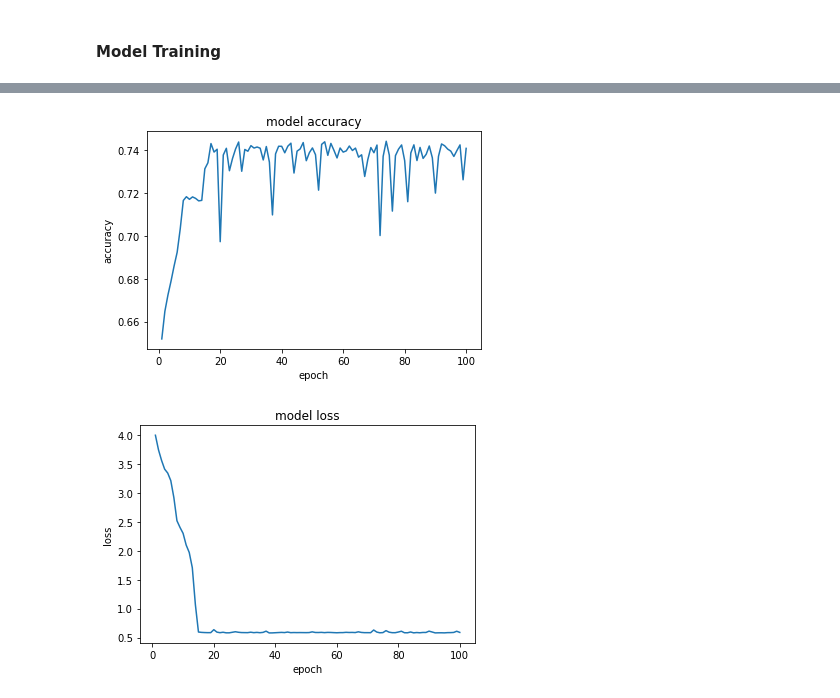
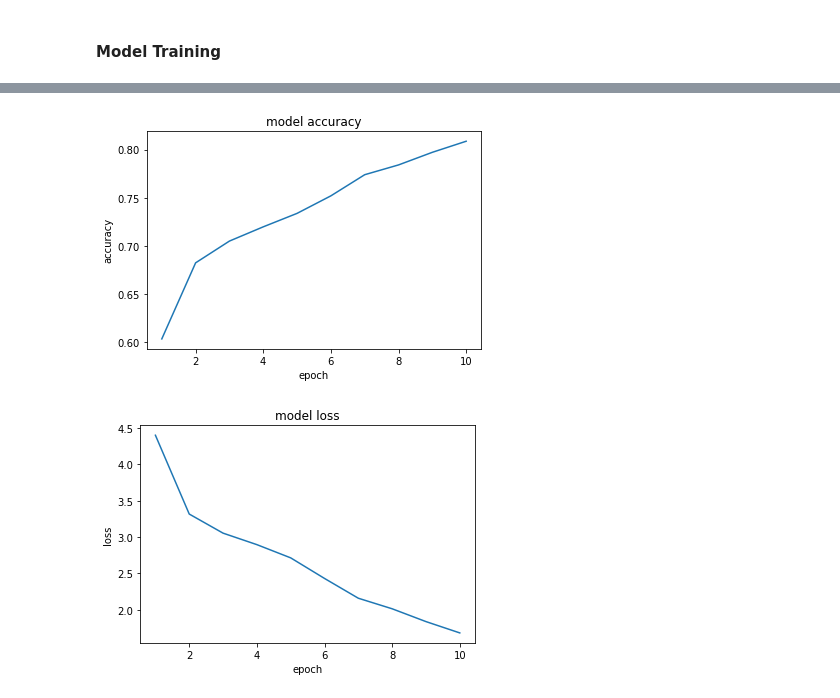
Before and after one commit to LIKKI16/AI_FinalProject, a Jupyter notebook: AI_Final.ipynb, the cells around one changed output, grey strips where cells are left out. Saved outputs shown, nothing was run; the diff lists cells and outputs as text; code cells hidden in the pictures.

```diff
--- a/AI_Final.ipynb
+++ b/AI_Final.ipynb
@@ -266,15 +168,16 @@ dtype: object
 # Function to normalize the values of each column by subtracting
 # the mean and dividing by the standard deviation
 
-
-def z_score_normalization(column_name):
-    series = data_frame.loc[:, column_name]
-    return (series - series.mean()) / series.std()
+def normalization(data_frame, column_name):
+    series = data_frame[column_name]
+    mean = series.mean()
+    std = series.std()
+    normalized_series = (series - mean) / std
+    return normalized_series
-# %%
-# Iterates over all the continuous columns and applies z_score_normalization to each column
-for column_name in numerical_columns:
-    if column_name != "Diabetes":
-        data_frame[column_name] = z_score_normalization(column_name=column_name)
+# %%
+for column_name in data_frame.columns:
+    if column_name!="target":
+        data_frame[column_name] = normalization(data_frame, column_name)
 # %% [markdown]
 #### Descriptive statisctics after normalization
 # %%
@@ -354,5 +255,5 @@ model.compile(loss="binary_crossentropy", optimizer="adam", metrics=["accuracy"]
 #### Model Training
 # %%
 # Let's fit the sequential model with input features and output label
-history = model.fit(x_data, y_data, epochs=100, verbose=1)
+history = model.fit(x_data, y_data, epochs=10, verbose=1)
 # %% [output]
@@ -376,20 +280,20 @@ Epoch 100/100
 # %%
-x=np.arange(1,101)
+x=np.arange(1,11)
 
 sns.lineplot(x=x, y=history.history['accuracy'])
 plt.title('model accuracy')
 plt.xlabel('epoch')
 plt.ylabel('accuracy')
 plt.show()
 
 sns.lineplot(x=x, y=history.history['loss'])
 plt.title('model loss')
 plt.xlabel('epoch')
 plt.ylabel('loss')
 plt.show()
 # %% [output]
-[figure, old version]
+[figure, new version]
-[figure, old version]
+[figure, new version]
 # %%
 # Let's create a keras sequential model
 model1 = Sequential()
```
Also changed, not shown: parts of 123 cells of this notebook, 1 other file.
